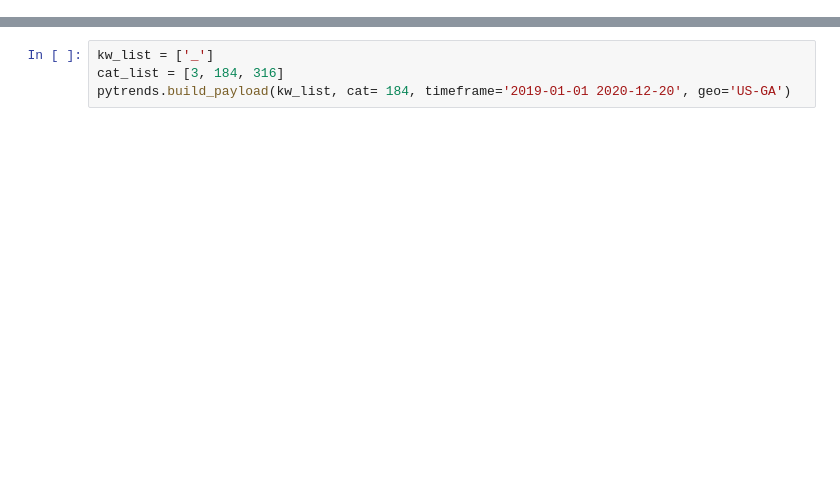
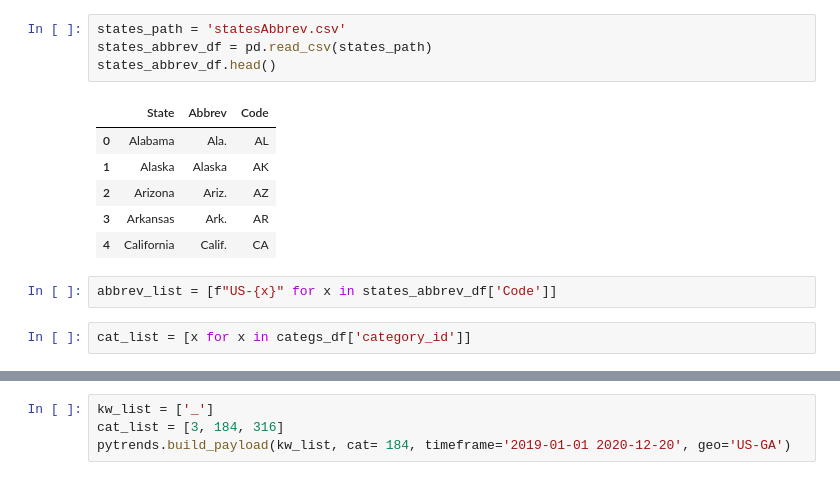
Before and after one commit to sarahDH615/google_trends_covid_project, a Jupyter notebook: sarah/pytrends-google-search-data.ipynb, the cells around one changed output, grey strips where cells are left out. Drawn from its saved outputs; the diff is of its cells as text; blank space fills up the shorter version.

Commit message:
downloaded statesAbbrev csv, work on applying categories on to each state, each month in a year

```diff
--- a/sarah/pytrends-google-search-data.ipynb
+++ b/sarah/pytrends-google-search-data.ipynb
@@ -4,0 +17,15 @@ pytrends = TrendReq(hl='en-US', tz=360)
+# %%
+states_path = 'statesAbbrev.csv'
+states_abbrev_df = pd.read_csv(states_path)
+states_abbrev_df.head()
+# %% [output]
+|  | State | Abbrev | Code |
+| 0 | Alabama | Ala. | AL |
+| 1 | Alaska | Alaska | AK |
+| 2 | Arizona | Ariz. | AZ |
+| 3 | Arkansas | Ark. | AR |
+| 4 | California | Calif. | CA |
+# %%
+abbrev_list = [f"US-{x}" for x in states_abbrev_df['Code']]
+# %%
+cat_list = [x for x in categs_df['category_id']]
```
Also changed, not shown: parts of 15 cells of this notebook, 2 other files.
